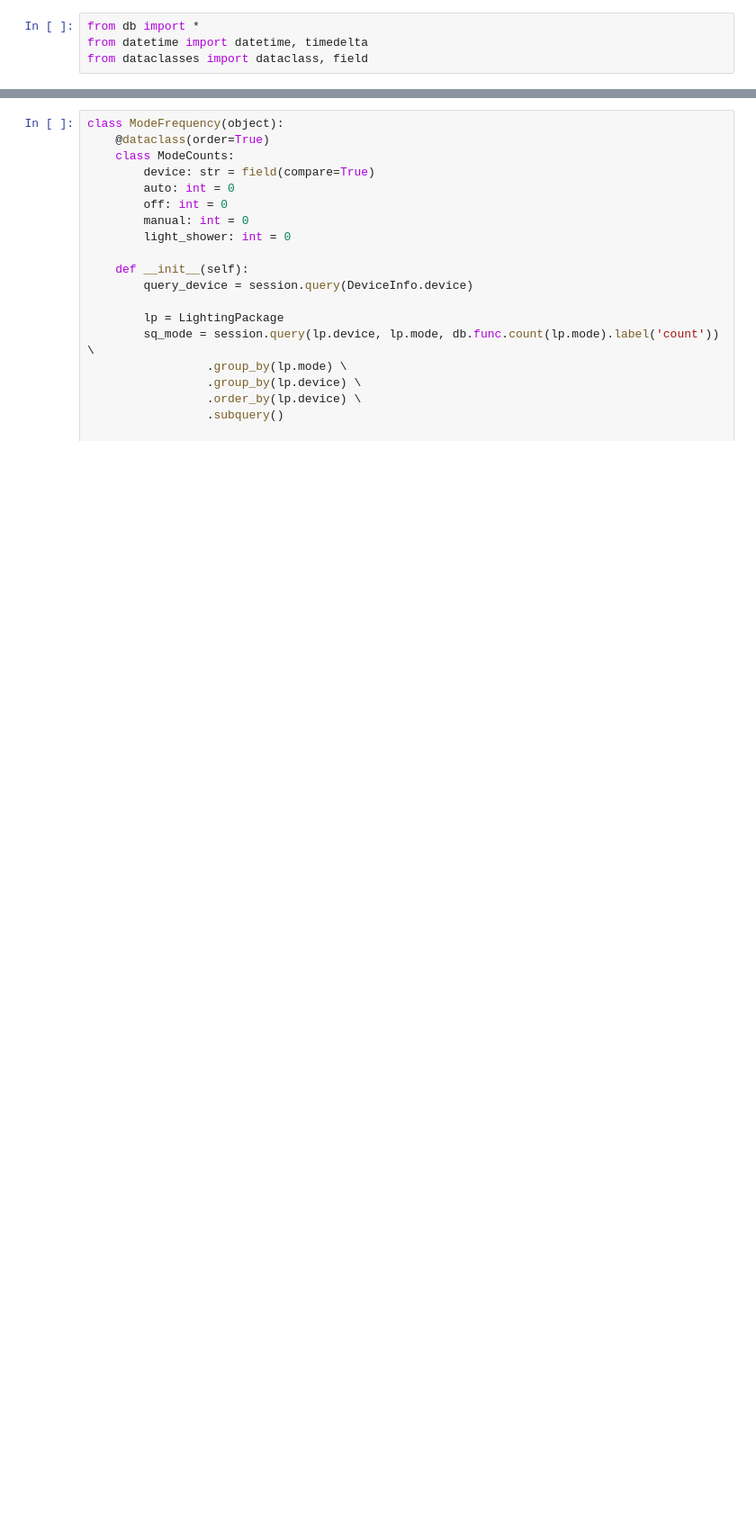
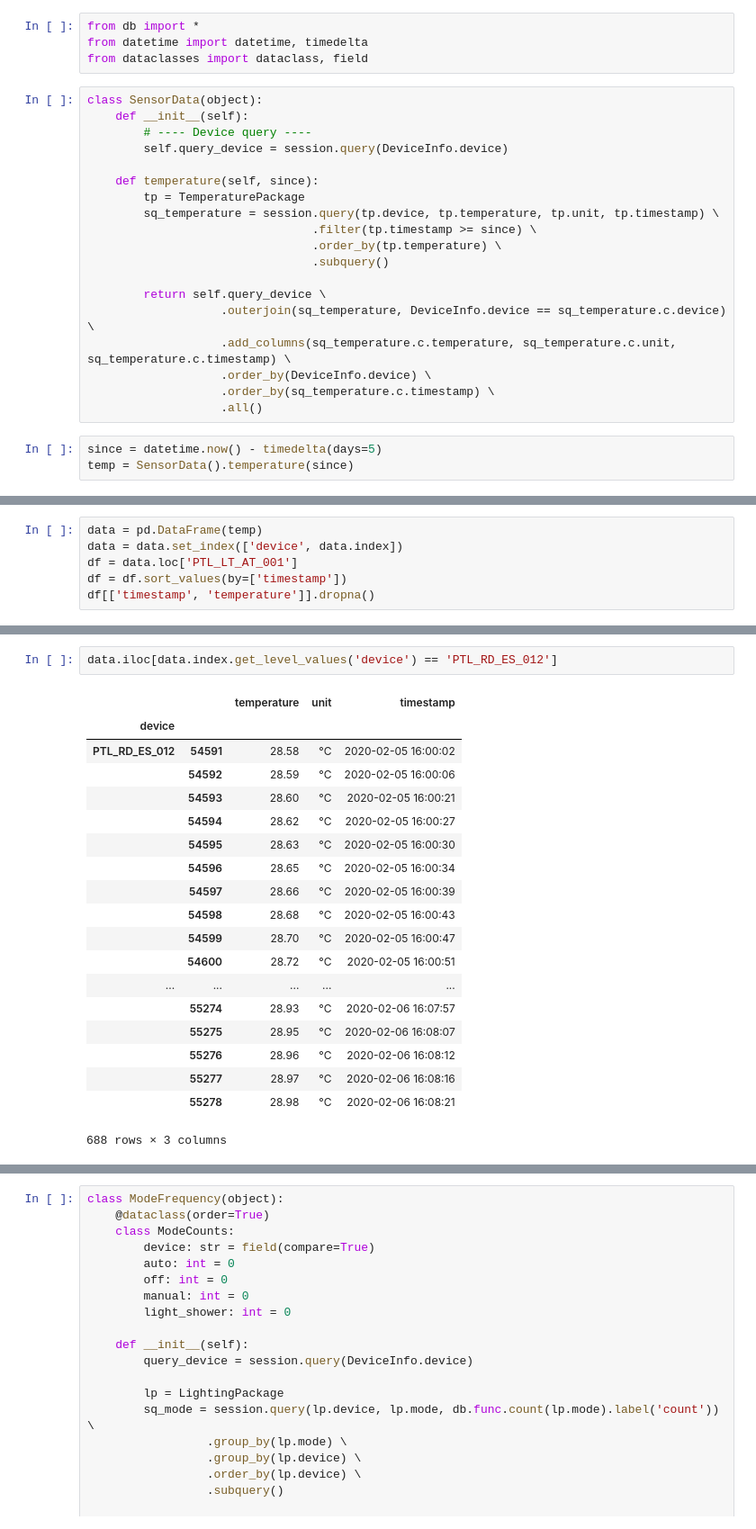
Before and after one commit to whuss/dashboard_react, a Jupyter notebook: sensor_graphs.ipynb, the cells around one changed output, grey strips where cells are left out. Shown at 90% size. Drawn from its saved outputs; the diff is of its cells as text; blank space fills up the shorter version.

Commit message:
add temperature time series

```diff
--- a/sensor_graphs.ipynb
+++ b/sensor_graphs.ipynb
@@ -2,3 +2,25 @@
 from db import *
 from datetime import datetime, timedelta
 from dataclasses import dataclass, field
+# %%
+class SensorData(object):
+    def __init__(self):
+        # ---- Device query ----
+        self.query_device = session.query(DeviceInfo.device)
+
+    def temperature(self, since):
+        tp = TemperaturePackage
+        sq_temperature = session.query(tp.device, tp.temperature, tp.unit, tp.timestamp) \
+                                .filter(tp.timestamp >= since) \
+                                .order_by(tp.temperature) \
+                                .subquery()
+
+        return self.query_device \
+                   .outerjoin(sq_temperature, DeviceInfo.device == sq_temperature.c.device) \
+                   .add_columns(sq_temperature.c.temperature, sq_temperature.c.unit, sq_temperature.c.timestamp) \
+                   .order_by(DeviceInfo.device) \
+                   .order_by(sq_temperature.c.timestamp) \
+                   .all()
+# %%
+since = datetime.now() - timedelta(days=5)
+temp = SensorData().temperature(since)
@@ -4,0 +49,6 @@ from dataclasses import dataclass, field
+# %%
+data = pd.DataFrame(temp)
+data = data.set_index(['device', data.index])
+df = data.loc['PTL_LT_AT_001']
+df = df.sort_values(by=['timestamp'])
+df[['timestamp', 'temperature']].dropna()
@@ -4,0 +117,22 @@ from dataclasses import dataclass, field
+# %%
+data.iloc[data.index.get_level_values('device') == 'PTL_RD_ES_012']
+# %% [output]
+|  |  | temperature | unit | timestamp |
+| device |  |  |  |  |
+| PTL_RD_ES_012 | 54591 | 28.58 | °C | 2020-02-05 16:00:02 |
+|  | 54592 | 28.59 | °C | 2020-02-05 16:00:06 |
+|  | 54593 | 28.60 | °C | 2020-02-05 16:00:21 |
+|  | 54594 | 28.62 | °C | 2020-02-05 16:00:27 |
+|  | 54595 | 28.63 | °C | 2020-02-05 16:00:30 |
+|  | 54596 | 28.65 | °C | 2020-02-05 16:00:34 |
+|  | 54597 | 28.66 | °C | 2020-02-05 16:00:39 |
+|  | 54598 | 28.68 | °C | 2020-02-05 16:00:43 |
+|  | 54599 | 28.70 | °C | 2020-02-05 16:00:47 |
+|  | 54600 | 28.72 | °C | 2020-02-05 16:00:51 |
+| ... | ... | ... | ... | ... |
+|  | 55274 | 28.93 | °C | 2020-02-06 16:07:57 |
+|  | 55275 | 28.95 | °C | 2020-02-06 16:08:07 |
+|  | 55276 | 28.96 | °C | 2020-02-06 16:08:12 |
+|  | 55277 | 28.97 | °C | 2020-02-06 16:08:16 |
+|  | 55278 | 28.98 | °C | 2020-02-06 16:08:21 |
+688 rows × 3 columns
```
Also changed, not shown: parts of 9 cells of this notebook, 4 other files.
